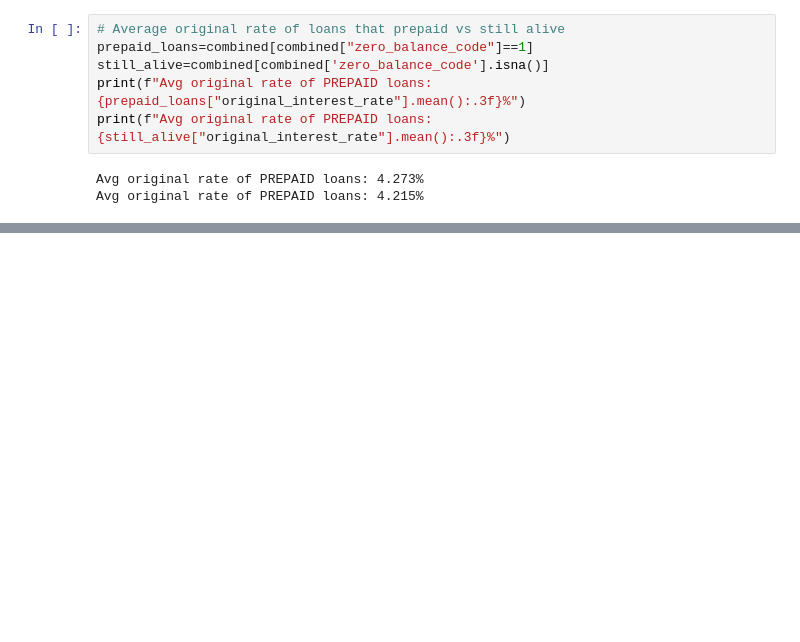
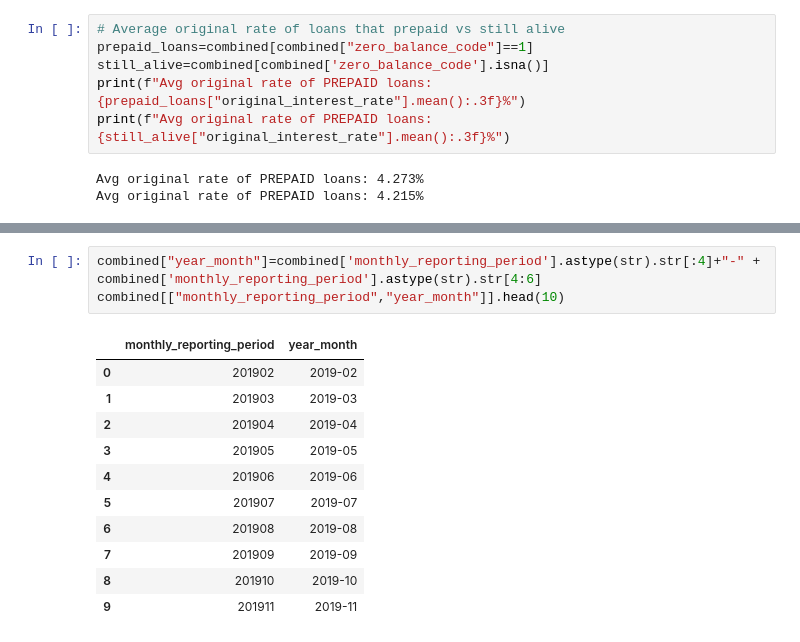
Before and after one commit to dixitbhavin/mbs-prepayment-ml, a Jupyter notebook: 01_load_data.ipynb, the cells around one changed output, grey strips where cells are left out. Drawn from its saved outputs; the diff is of its cells as text; blank space fills up the shorter version.

```diff
--- a/01_load_data.ipynb
+++ b/01_load_data.ipynb
@@ -188,0 +243,15 @@ Avg original rate of PREPAID loans: 4.215%
+# %%
+combined["year_month"]=combined['monthly_reporting_period'].astype(str).str[:4]+"-" + combined['monthly_reporting_period'].astype(str).str[4:6]
+combined[["monthly_reporting_period","year_month"]].head(10)
+# %% [output]
+|  | monthly_reporting_period | year_month |
+| 0 | 201902 | 2019-02 |
+| 1 | 201903 | 2019-03 |
+| 2 | 201904 | 2019-04 |
+| 3 | 201905 | 2019-05 |
+| 4 | 201906 | 2019-06 |
+| 5 | 201907 | 2019-07 |
+| 6 | 201908 | 2019-08 |
+| 7 | 201909 | 2019-09 |
+| 8 | 201910 | 2019-10 |
+| 9 | 201911 | 2019-11 |
```
Also changed, not shown: parts of 7 cells of this notebook.
